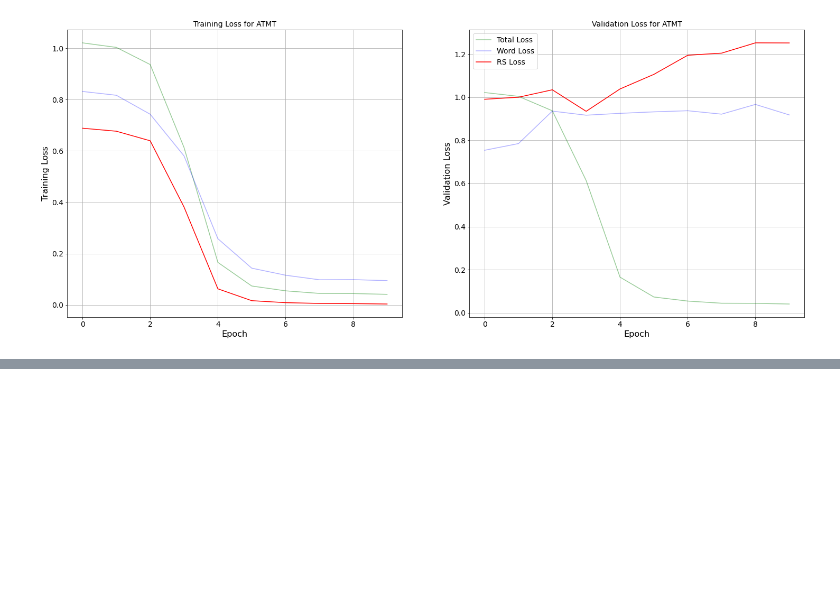
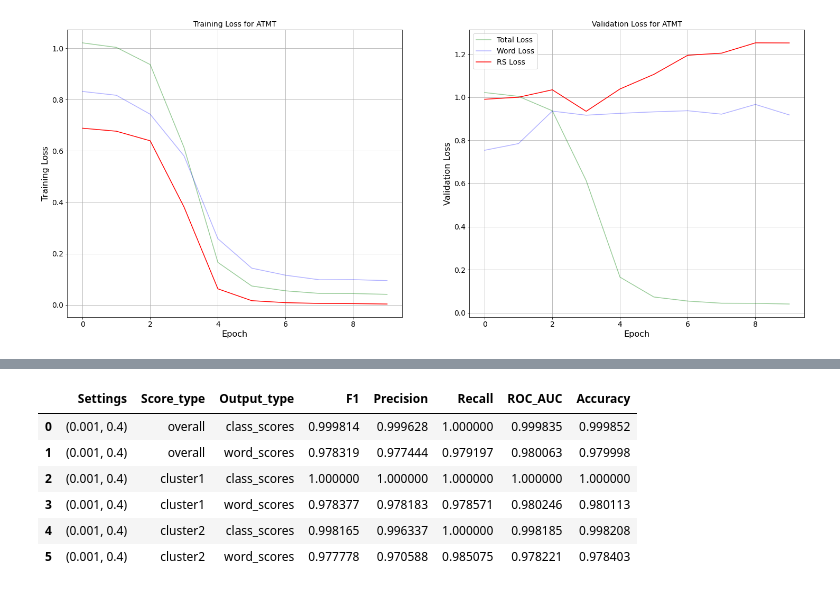
Before and after one commit to karthikshivaram24/Combatting-partisan-homogenization, a Jupyter notebook: model_tester.ipynb, the cells around one changed output, grey strips where cells are left out. Saved outputs shown, nothing was run; the diff lists cells and outputs as text; code cells hidden in the pictures; blank space fills up the shorter version.

```diff
--- a/model_tester.ipynb
+++ b/model_tester.ipynb
@@ -1277,0 +1315,10 @@ plot_epoch_loss_multi(losses_train[(0.001,0.4)])
+# %%
+print_res(metrics_train)
+# %% [output]
+|  | Settings | Score_type | Output_type | F1 | Precision | Recall | ROC_AUC | Accuracy |
+| 0 | (0.001, 0.4) | overall | class_scores | 0.999814 | 0.999628 | 1.000000 | 0.999835 | 0.999852 |
+| 1 | (0.001, 0.4) | overall | word_scores | 0.978319 | 0.977444 | 0.979197 | 0.980063 | 0.979998 |
+| 2 | (0.001, 0.4) | cluster1 | class_scores | 1.000000 | 1.000000 | 1.000000 | 1.000000 | 1.000000 |
+| 3 | (0.001, 0.4) | cluster1 | word_scores | 0.978377 | 0.978183 | 0.978571 | 0.980246 | 0.980113 |
+| 4 | (0.001, 0.4) | cluster2 | class_scores | 0.998165 | 0.996337 | 1.000000 | 0.998185 | 0.998208 |
+| 5 | (0.001, 0.4) | cluster2 | word_scores | 0.977778 | 0.970588 | 0.985075 | 0.978221 | 0.978403 |
```
Also changed, not shown: parts of 36 cells of this notebook, 1 other file.
